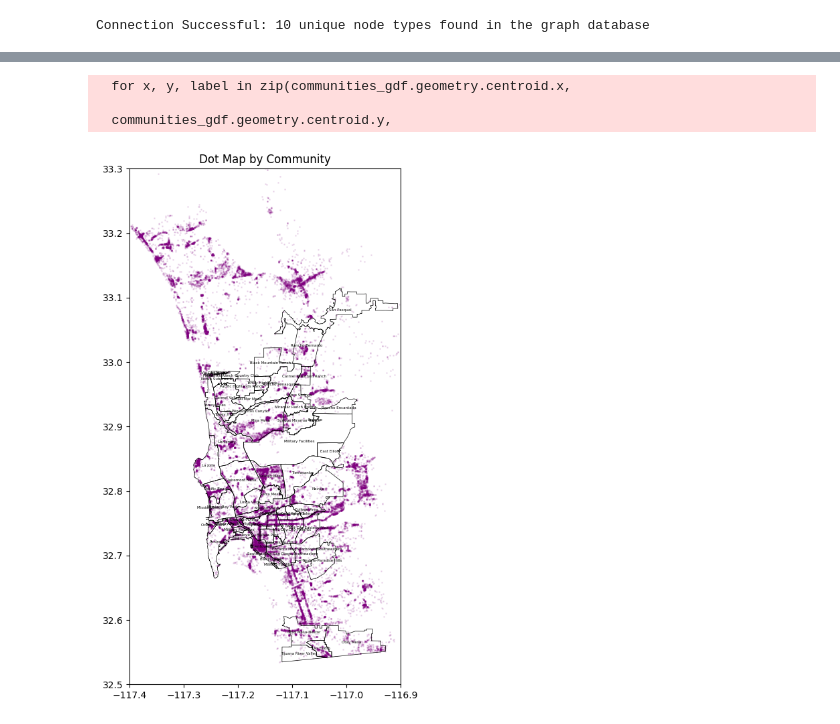
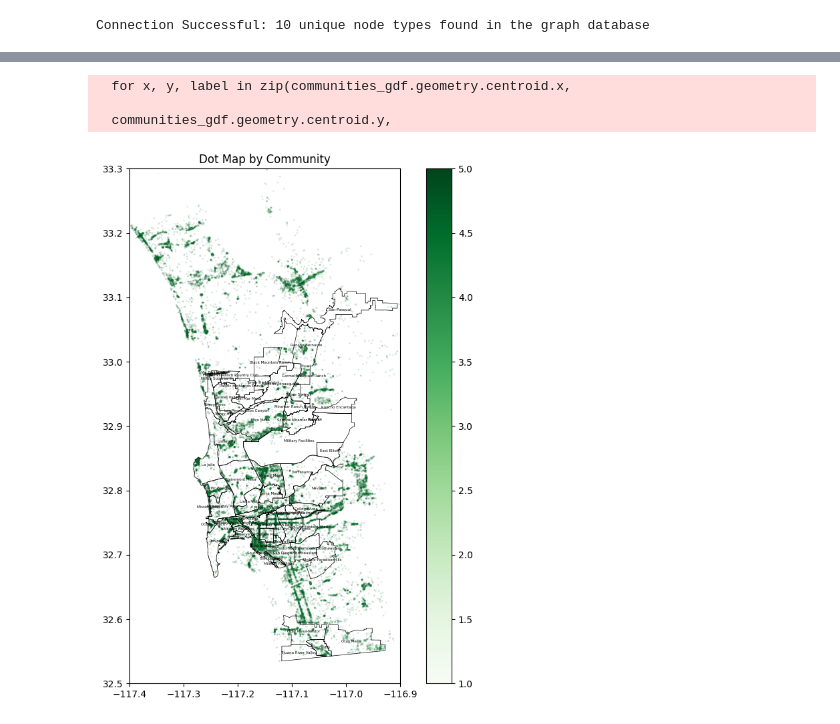
Before and after one commit to njwnkp4d8t-png/business-opportunity-graph, a Jupyter notebook: notebooks/neo4j_analytics.ipynb, the cells around one changed output, grey strips where cells are left out. Cells and saved outputs as stored; diff of their text form; code cells hidden in the pictures.

Commit message:
update plots and ML
update plots and ML

```diff
--- a/notebooks/neo4j_analytics.ipynb
+++ b/notebooks/neo4j_analytics.ipynb
@@ -122,8 +122,8 @@ communities_gdf = communities_gdf.rename(columns={'name': 'community'})
 
 
 business_location_df = pd.read_json("../data/business_location.json")
-business_location_geometry = [Point(xy) for xy in zip(business_location_df.longitude, df.latitude)]
-business_location_gdf = gpd.GeoDataFrame(business_location_df, crs="EPSG:4326", geometry=geometry)
+business_location_geometry = [Point(xy) for xy in zip(business_location_df.longitude, business_location_df.latitude)]
+business_location_gdf = gpd.GeoDataFrame(business_location_df, crs="EPSG:4326", geometry=business_location_geometry)
 business_location_gdf = business_location_gdf[business_location_gdf['longitude']!=180] #fix these outliers
 
 
@@ -139,25 +155,36 @@ sd_cities_boundaries_gdf= sd_boundaries_mixed.rename(columns={"CITY": "City"}).d
 # %%
 fig1, ax = plt.subplots(figsize=(10, 10))
-bus_loc_plot = business_location_gdf.plot(ax=ax, color='purple',markersize=1, alpha=0.1)
-communities_gdf.plot(color = 'none', ax=ax, edgecolor='black', linewidth=0.5)#, norm=norm)
+
+bus_loc_plot = business_location_gdf.plot(ax=ax,
+                                          column='avg_rating',
+                                          markersize=1,
+                                          legend =True,
+                                          alpha=0.1,
+                                          cmap = 'Greens')# color='purple'
+
+
+communities_gdf.plot(color = 'none',
+                     ax=ax,
+                     edgecolor='black',
+                     linewidth=0.5)#, norm=norm)
 
 bus_loc_plot.set_xlim(-117.4,-116.9)
 bus_loc_plot.set_ylim(32.5,33.3)
 
 
 for x, y, label in zip(communities_gdf.geometry.centroid.x,
                       communities_gdf.geometry.centroid.y,
                       communities_gdf['community']):
 
         ax.text(x, y, label, fontsize=4, ha='center', va='center')
 
 ax.set_title('Dot Map by Community')
 
 plt.show()
 # %% [output]
   for x, y, label in zip(communities_gdf.geometry.centroid.x,
 
   communities_gdf.geometry.centroid.y,
-[figure, old version]
+[figure, new version]
 # %%
 fig2, ax2 = plt.subplots(figsize=(10, 10))
```
Also changed, not shown: parts of 7 cells of this notebook.
